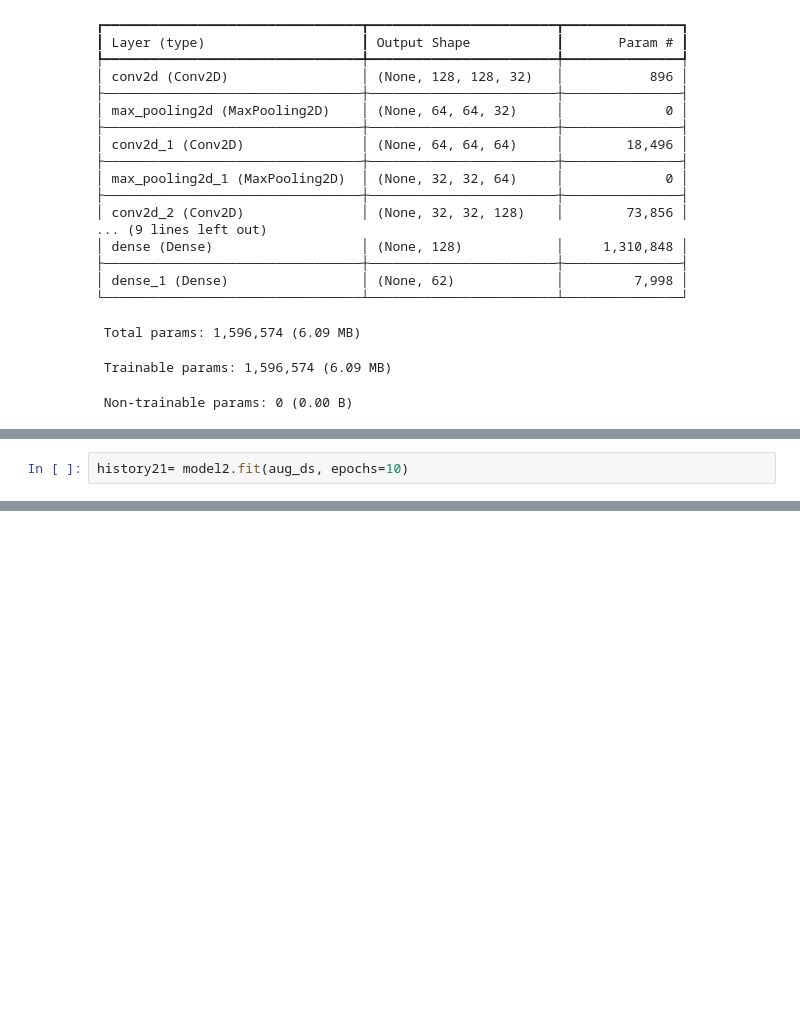
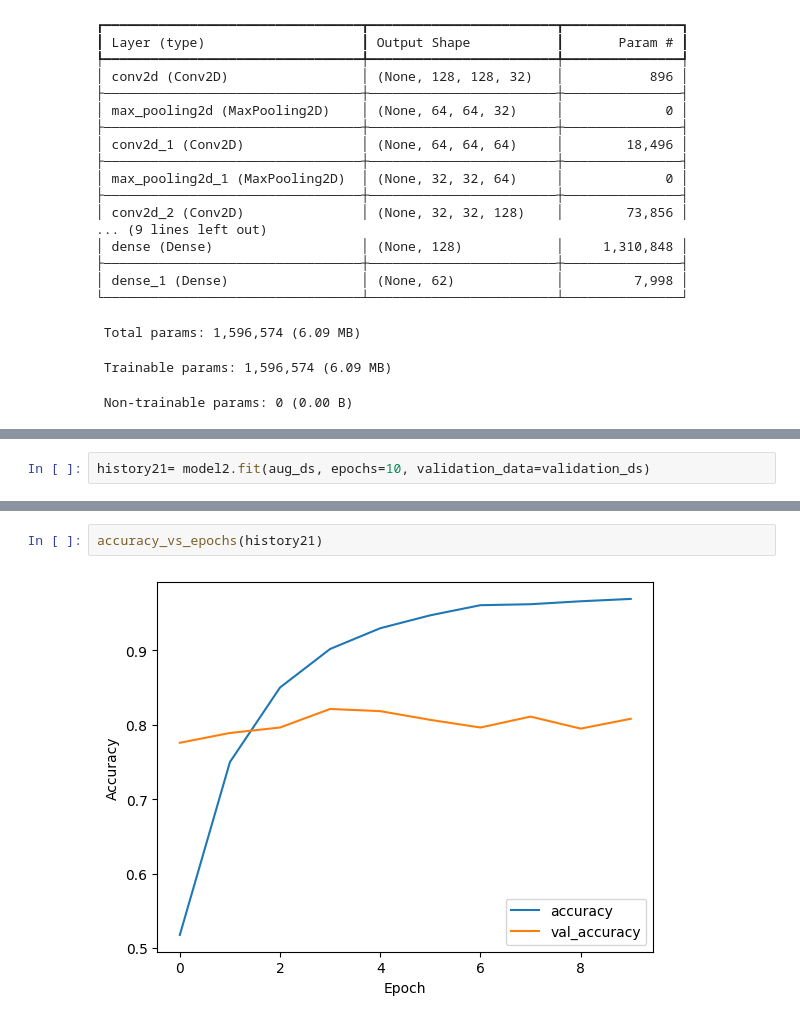
Before and after one commit to sachinadk2011/handwritten-alphanumeric-recognition, a Jupyter notebook: handwritten_recognition.ipynb, the cells around one changed output, grey strips where cells are left out. Saved outputs shown, nothing was run; the diff lists cells and outputs as text; blank space fills up the shorter version.

```diff
--- a/handwritten_recognition.ipynb
+++ b/handwritten_recognition.ipynb
@@ -244,4 +275,4 @@ Epoch 10/10
 # %%
-history21= model2.fit(aug_ds, epochs=10)
+history21= model2.fit(aug_ds, epochs=10, validation_data=validation_ds)
 # %% [output]
 Epoch 1/10
@@ -285 +302,5 @@ plt.show()
+# %%
+accuracy_vs_epochs(history21)
+# %% [output]
+[figure, added]
 # %% [markdown]
```
Also changed, not shown: parts of 14 cells of this notebook.
